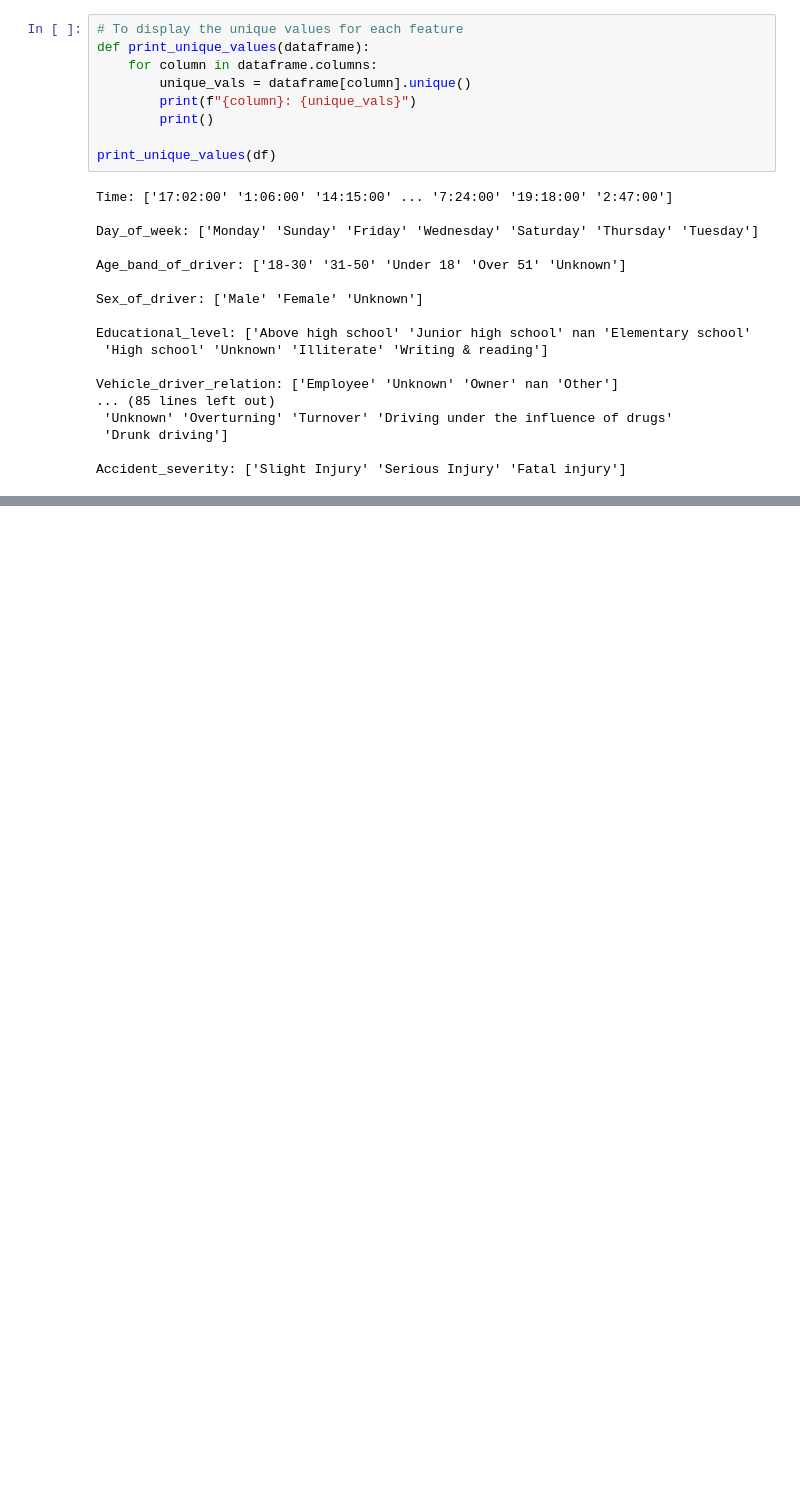
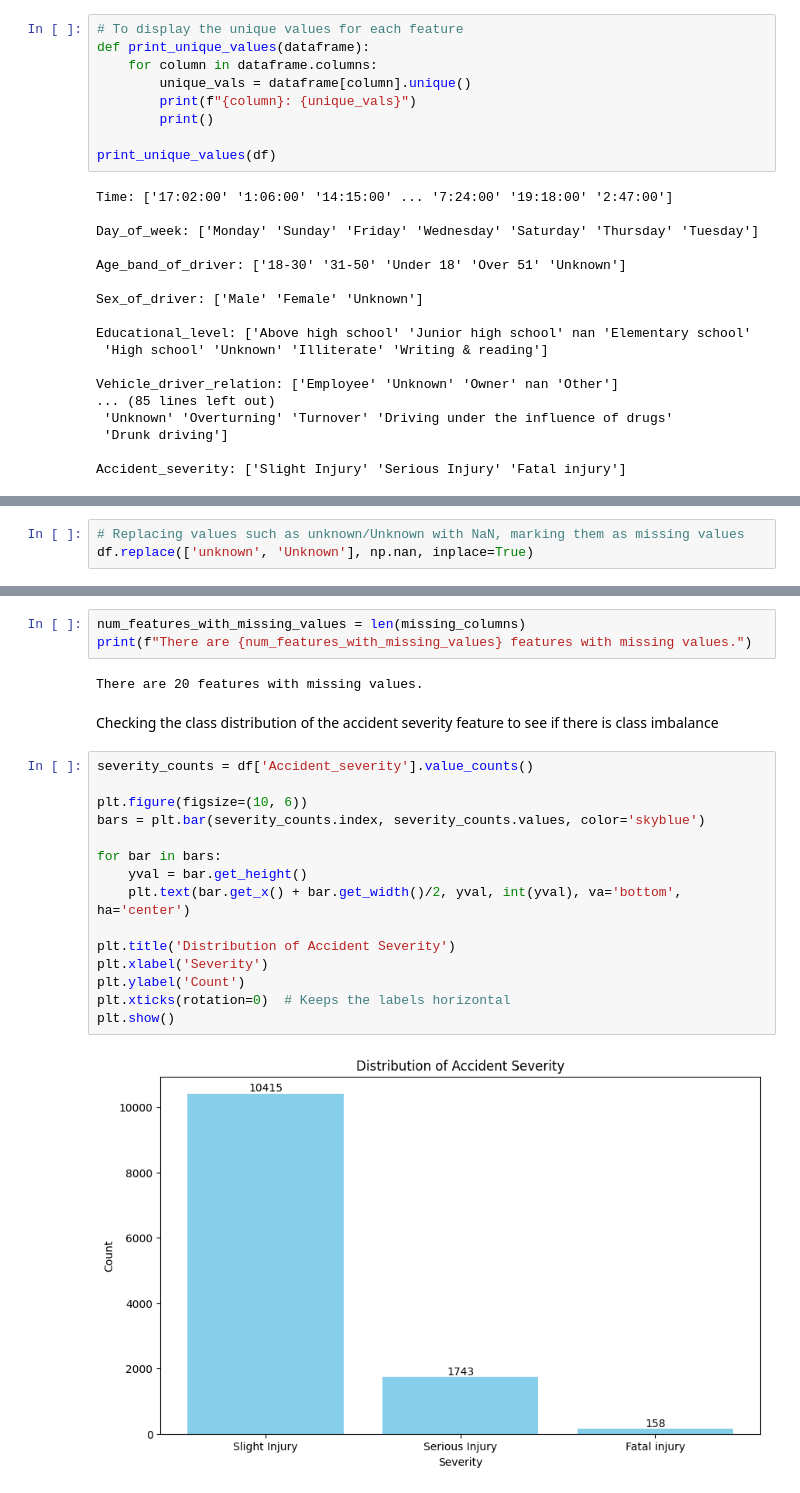
Before and after one commit to elidaarnaut/DM-Project-v2, a Jupyter notebook: ADM-Project.ipynb, the cells around one changed output, grey strips where cells are left out. Drawn from its saved outputs; the diff is of its cells as text; blank space fills up the shorter version.

Commit message:
Checked distribution for target feature

```diff
--- a/ADM-Project.ipynb
+++ b/ADM-Project.ipynb
@@ -84,0 +94,3 @@ Accident_severity: ['Slight Injury' 'Serious Injury' 'Fatal injury']
+# %%
+# Replacing values such as unknown/Unknown with NaN, marking them as missing values
+df.replace(['unknown', 'Unknown'], np.nan, inplace=True)
@@ -84,0 +150,24 @@ Accident_severity: ['Slight Injury' 'Serious Injury' 'Fatal injury']
+# %%
+num_features_with_missing_values = len(missing_columns)
+print(f"There are {num_features_with_missing_values} features with missing values.")
+# %% [output]
+There are 20 features with missing values.
+# %% [markdown]
+Checking the class distribution of the accident severity feature to see if there is class imbalance
+# %%
+severity_counts = df['Accident_severity'].value_counts()
+
+plt.figure(figsize=(10, 6))
+bars = plt.bar(severity_counts.index, severity_counts.values, color='skyblue')
+
+for bar in bars:
+    yval = bar.get_height()
+    plt.text(bar.get_x() + bar.get_width()/2, yval, int(yval), va='bottom', ha='center')
+
+plt.title('Distribution of Accident Severity')
+plt.xlabel('Severity')
+plt.ylabel('Count')
+plt.xticks(rotation=0)  # Keeps the labels horizontal
+plt.show()
+# %% [output]
+[figure, added]
```
Also changed, not shown: parts of 7 cells of this notebook.
